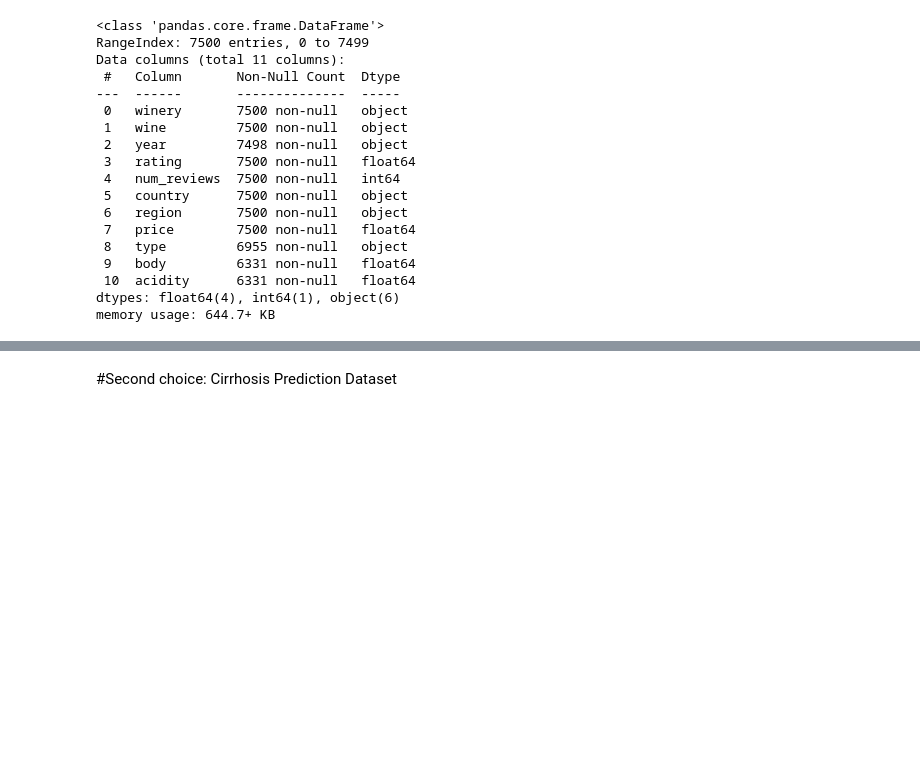
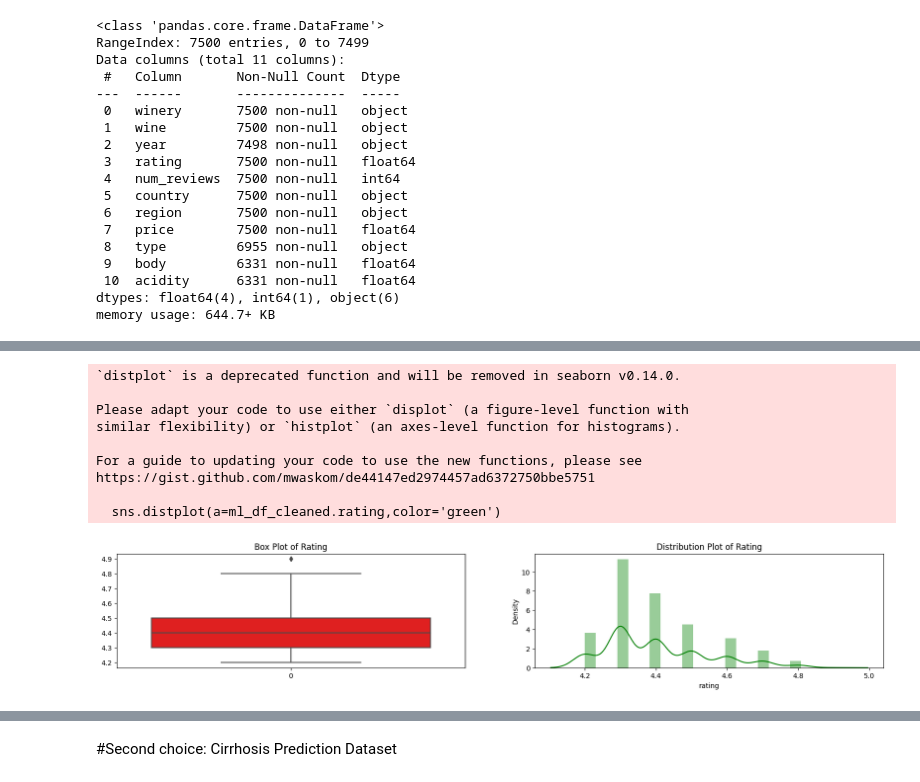
Before and after one commit to Shaunnero/EDA_UMUZI, a Jupyter notebook: Project_2_Part_1_(Core).ipynb, the cells around one changed output, grey strips where cells are left out. Cells and saved outputs as stored; diff of their text form; code cells hidden in the pictures; blank space fills up the shorter version.

```diff
--- a/Project_2_Part_1_(Core).ipynb
+++ b/Project_2_Part_1_(Core).ipynb
@@ -97,0 +102,4 @@ memory usage: 644.7+ KB
+# %%
+# drop unused columns
+cols2drop = ['num_reviews', 'country']
+ml_df = ml_df.drop(cols2drop, axis=1)
@@ -97,0 +157,3 @@ memory usage: 644.7+ KB
+# %%
+# Remove duplicate rows from the DataFrame
+ml_df_cleaned = ml_df.drop_duplicates()
@@ -97,0 +179,4 @@ memory usage: 644.7+ KB
+# %%
+# Impute missing values in numeric columns with mean
+numeric_columns = ['rating','price', 'body', 'acidity']
+ml_df_cleaned[numeric_columns] = ml_df_cleaned[numeric_columns].fillna(ml_df_cleaned[numeric_columns].mean())
@@ -97,0 +189,4 @@ memory usage: 644.7+ KB
+# %%
+# Impute missing values in categorical columns with mode
+categorical_columns = ['winery','wine', 'year','region','type']
+ml_df_cleaned[categorical_columns] = ml_df_cleaned[categorical_columns].fillna(ml_df_cleaned[categorical_columns].mode().iloc[0])
@@ -97,0 +233,23 @@ memory usage: 644.7+ KB
+# %%
+#Box Plot and Distribution Plot for Dependent variable weight
+plt.figure(figsize=(20,3))
+
+plt.subplot(1,2,1)
+sns.boxplot(ml_df_cleaned.rating,color='red')
+plt.title('Box Plot of Rating')
+
+plt.subplot(1,2,2)
+sns.distplot(a=ml_df_cleaned.rating,color='green')
+plt.title('Distribution Plot of Rating')
+plt.show()
+# %% [output]
+`distplot` is a deprecated function and will be removed in seaborn v0.14.0.
+
+Please adapt your code to use either `displot` (a figure-level function with
+similar flexibility) or `histplot` (an axes-level function for histograms).
+
+For a guide to updating your code to use the new functions, please see
+https://gist.github.com/mwaskom/de44147ed2974457ad6372750bbe5751
+
+  sns.distplot(a=ml_df_cleaned.rating,color='green')
+[figure, added]
```
Also changed, not shown: parts of 25 cells of this notebook.
